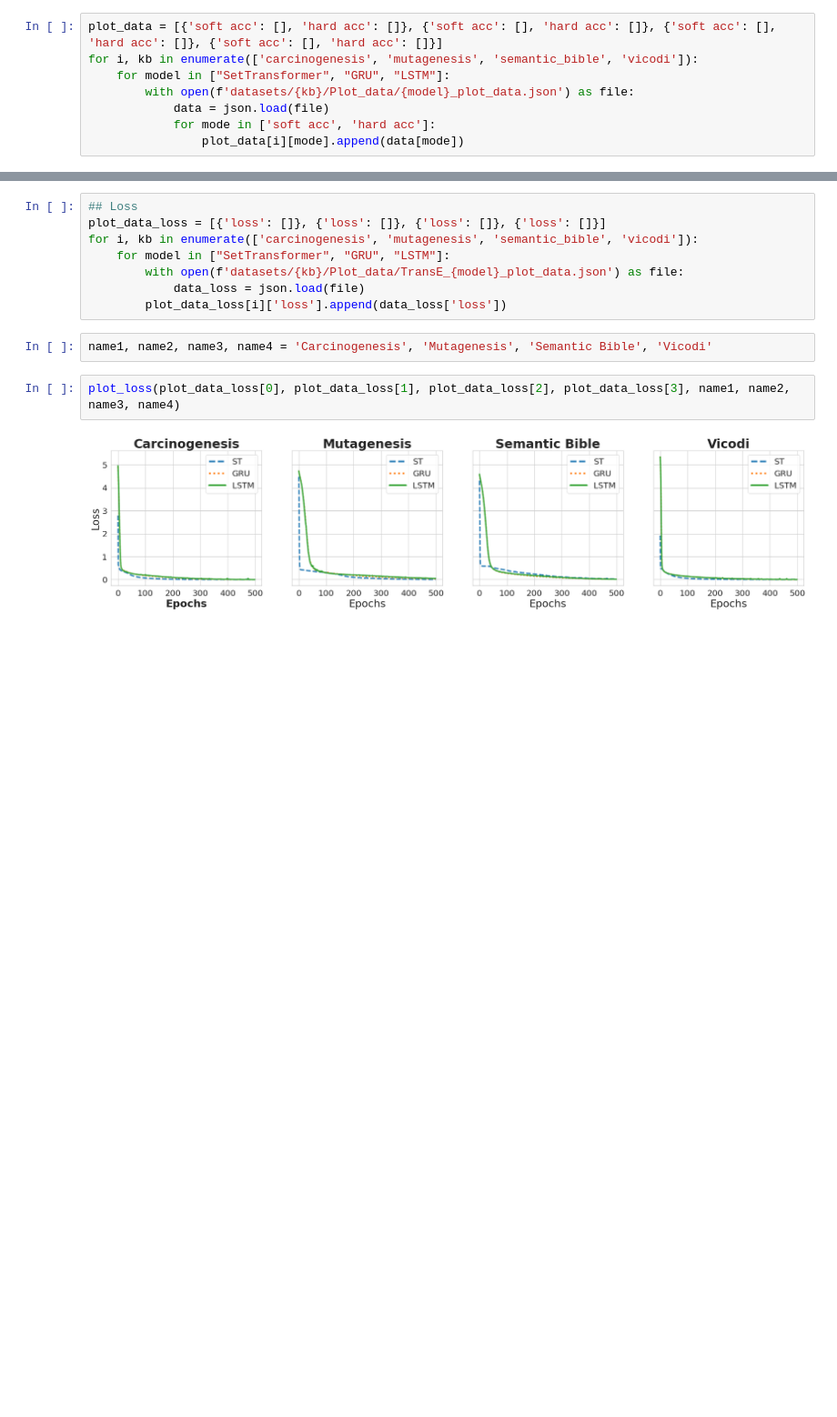
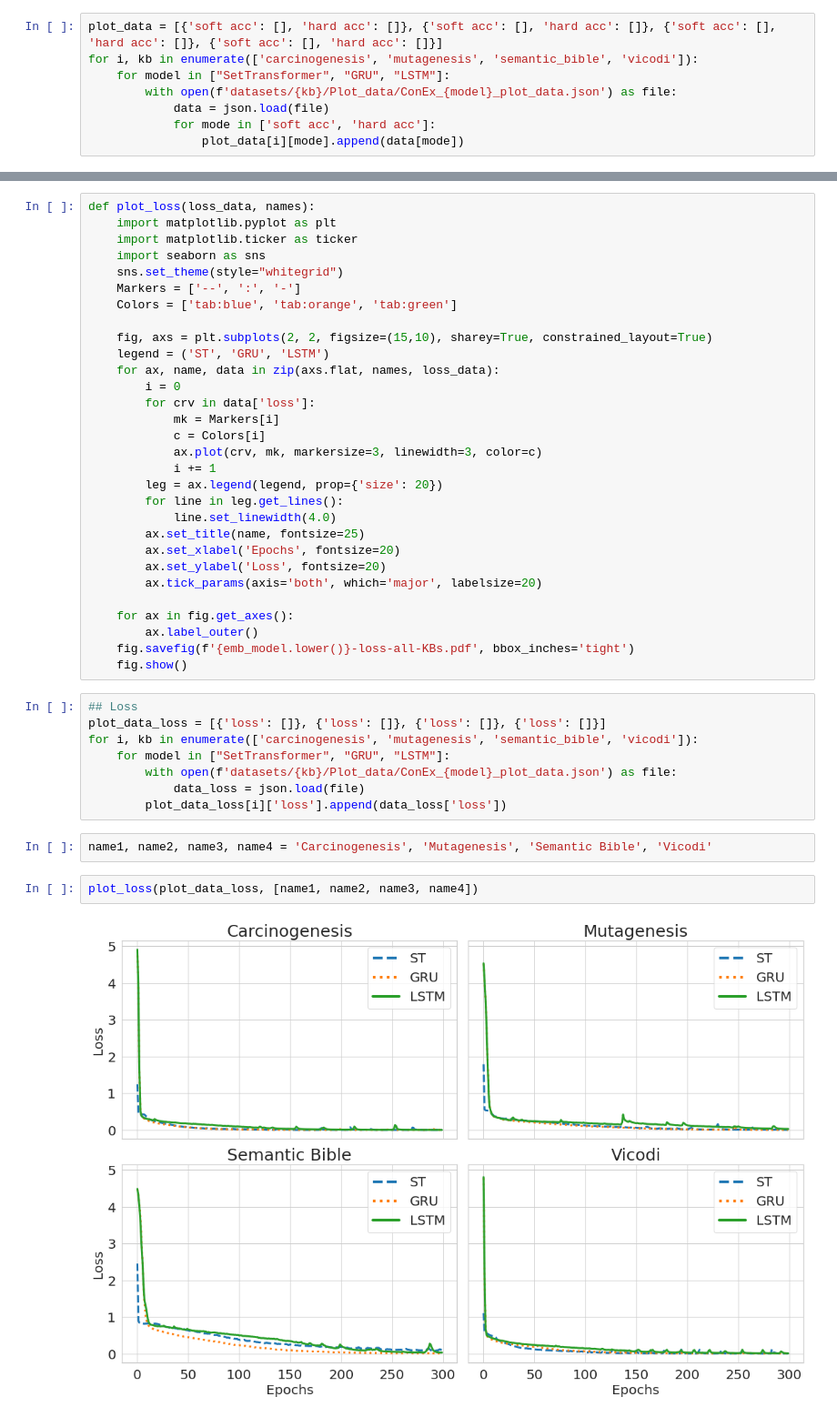
Before and after one commit to dice-group/NeuralClassExpressionSynthesis, a Jupyter notebook: prediction_analysis.ipynb, the cells around one changed output, grey strips where cells are left out. Shown at 91% size. Saved outputs shown, nothing was run; the diff lists cells and outputs as text; blank space fills up the shorter version.

```diff
--- a/prediction_analysis.ipynb
+++ b/prediction_analysis.ipynb
@@ -205,7 +196,7 @@ def plot_acc_curves(plt_data1, plt_data2, plt_data3, plt_data4, name1, name2, na
 plot_data = [{'soft acc': [], 'hard acc': []}, {'soft acc': [], 'hard acc': []}, {'soft acc': [], 'hard acc': []}, {'soft acc': [], 'hard acc': []}]
 for i, kb in enumerate(['carcinogenesis', 'mutagenesis', 'semantic_bible', 'vicodi']):
     for model in ["SetTransformer", "GRU", "LSTM"]:
-        with open(f'datasets/{kb}/Plot_data/{model}_plot_data.json') as file:
+        with open(f'datasets/{kb}/Plot_data/ConEx_{model}_plot_data.json') as file:
             data = json.load(file)
             for mode in ['soft acc', 'hard acc']:
                 plot_data[i][mode].append(data[mode])
@@ -284,14 +216,44 @@ def plot_loss(plt_data1, plt_data2, plt_data3, plt_data4, name1, name2, name3, n
+# %%
+def plot_loss(loss_data, names):
+    import matplotlib.pyplot as plt
+    import matplotlib.ticker as ticker
+    import seaborn as sns
+    sns.set_theme(style="whitegrid")
+    Markers = ['--', ':', '-']
+    Colors = ['tab:blue', 'tab:orange', 'tab:green']
+
+    fig, axs = plt.subplots(2, 2, figsize=(15,10), sharey=True, constrained_layout=True)
+    legend = ('ST', 'GRU', 'LSTM')
+    for ax, name, data in zip(axs.flat, names, loss_data):
+        i = 0
+        for crv in data['loss']:
+            mk = Markers[i]
+            c = Colors[i]
+            ax.plot(crv, mk, markersize=3, linewidth=3, color=c)
+            i += 1
+        leg = ax.legend(legend, prop={'size': 20})
+        for line in leg.get_lines():
+            line.set_linewidth(4.0)
+        ax.set_title(name, fontsize=25)
+        ax.set_xlabel('Epochs', fontsize=20)
+        ax.set_ylabel('Loss', fontsize=20)
+        ax.tick_params(axis='both', which='major', labelsize=20)
+
+    for ax in fig.get_axes():
+        ax.label_outer()
+    fig.savefig(f'{emb_model.lower()}-loss-all-KBs.pdf', bbox_inches='tight')
+    fig.show()
 # %%
 ## Loss
 plot_data_loss = [{'loss': []}, {'loss': []}, {'loss': []}, {'loss': []}]
 for i, kb in enumerate(['carcinogenesis', 'mutagenesis', 'semantic_bible', 'vicodi']):
     for model in ["SetTransformer", "GRU", "LSTM"]:
-        with open(f'datasets/{kb}/Plot_data/TransE_{model}_plot_data.json') as file:
+        with open(f'datasets/{kb}/Plot_data/ConEx_{model}_plot_data.json') as file:
             data_loss = json.load(file)
         plot_data_loss[i]['loss'].append(data_loss['loss'])
 # %%
 name1, name2, name3, name4 = 'Carcinogenesis', 'Mutagenesis', 'Semantic Bible', 'Vicodi'
 # %%
-plot_loss(plot_data_loss[0], plot_data_loss[1], plot_data_loss[2], plot_data_loss[3], name1, name2, name3, name4)
+plot_loss(plot_data_loss, [name1, name2, name3, name4])
 # %% [output]
-[figure, old version]
+[figure, new version]
```
Also changed, not shown: parts of 15 cells of this notebook, 3 other files.
